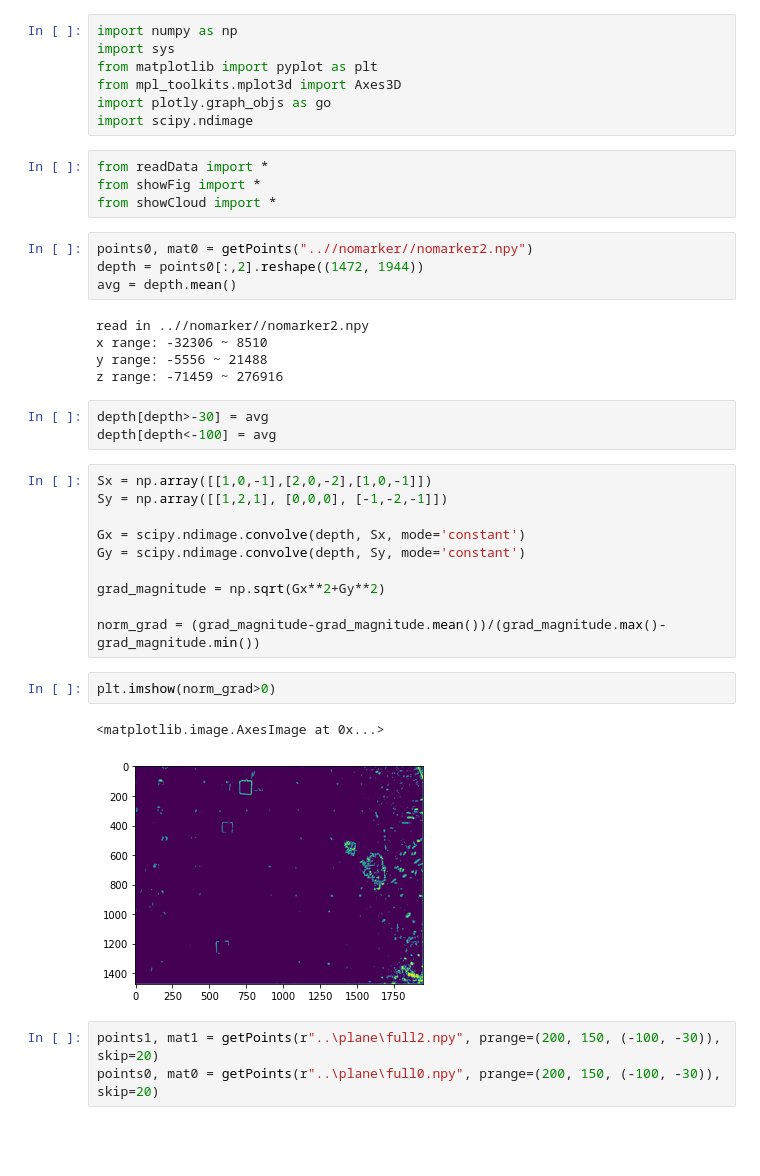
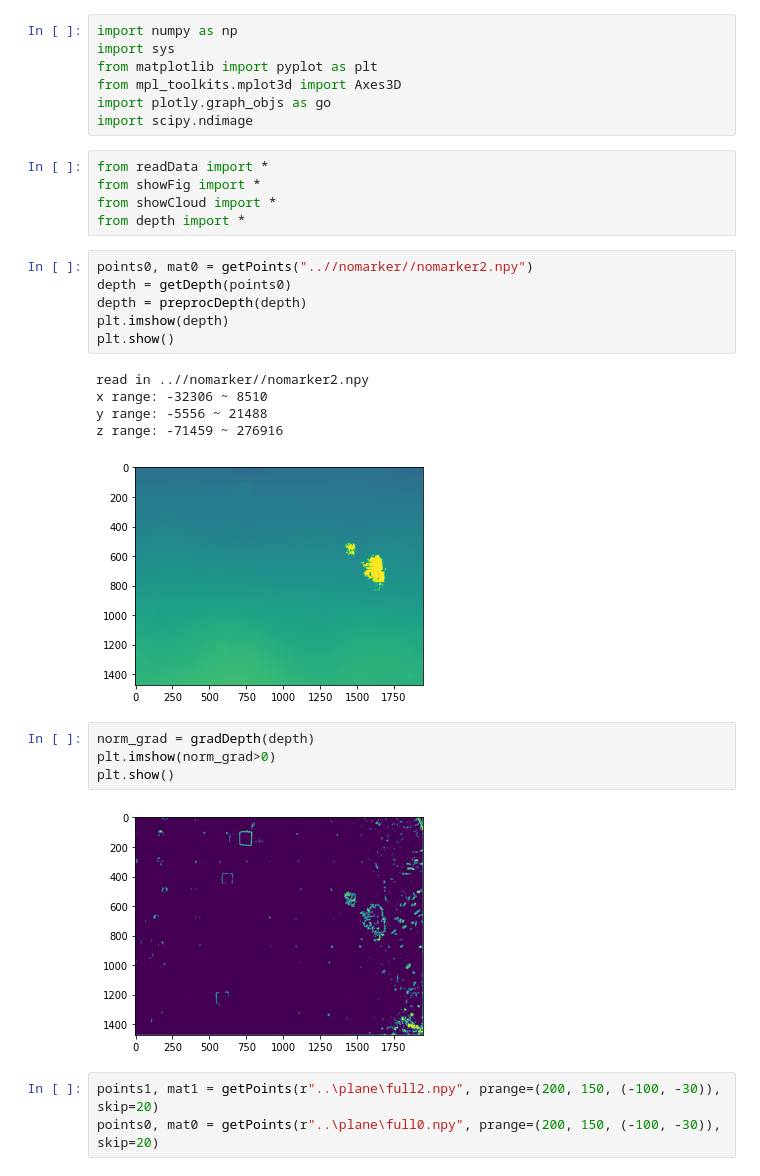
Before and after one commit to Luke20000429/Battery-Scanning-with-Structure-Light, a Jupyter notebook: pointcloud.ipynb, the cells around one changed output. Saved outputs shown, nothing was run; the diff lists cells and outputs as text; blank space fills up the shorter version.

```diff
--- a/pointcloud.ipynb
+++ b/pointcloud.ipynb
@@ -9,32 +9,24 @@ import scipy.ndimage
 from readData import *
 from showFig import *
 from showCloud import *
+from depth import *
 # %%
 points0, mat0 = getPoints("..//nomarker//nomarker2.npy")
-depth = points0[:,2].reshape((1472, 1944))
-avg = depth.mean()
+depth = getDepth(points0)
+depth = preprocDepth(depth)
+plt.imshow(depth)
+plt.show()
 # %% [output]
 read in ..//nomarker//nomarker2.npy
 x range: -32306 ~ 8510
 y range: -5556 ~ 21488
 z range: -71459 ~ 276916
+[figure, added]
-# %%
-depth[depth>-30] = avg
-depth[depth<-100] = avg
-# %%
-Sx = np.array([[1,0,-1],[2,0,-2],[1,0,-1]])
-Sy = np.array([[1,2,1], [0,0,0], [-1,-2,-1]])
-
-Gx = scipy.ndimage.convolve(depth, Sx, mode='constant')
-Gy = scipy.ndimage.convolve(depth, Sy, mode='constant')
-
-grad_magnitude = np.sqrt(Gx**2+Gy**2)
-
-norm_grad = (grad_magnitude-grad_magnitude.mean())/(grad_magnitude.max()-grad_magnitude.min())
 # %%
+norm_grad = gradDepth(depth)
 plt.imshow(norm_grad>0)
+plt.show()
 # %% [output]
-<matplotlib.image.AxesImage at 0x...>
 [figure]
 # %%
 points1, mat1 = getPoints(r"..\plane\full2.npy", prange=(200, 150, (-100, -30)), skip=20)
```
Also changed, not shown: 2 other files.
